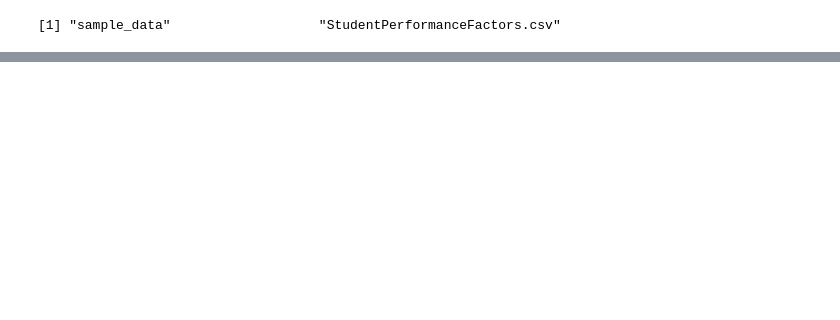
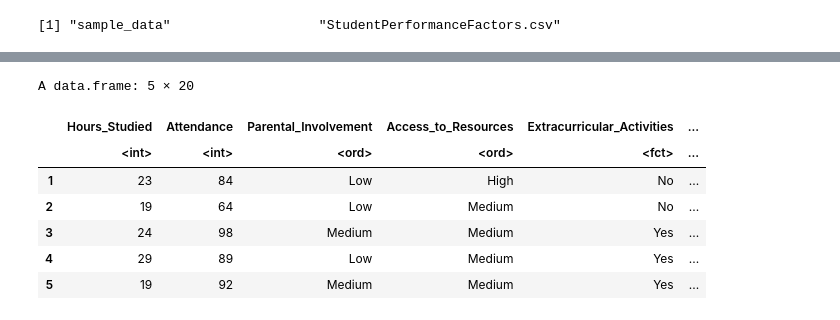
Before and after one commit to MuchnikJansyG/AnalisisDatosMasivos1, a Jupyter notebook: Actividad1.ipynb, the cells around one changed output, grey strips where cells are left out. Saved outputs shown, nothing was run; the diff lists cells and outputs as text; code cells hidden in the pictures; blank space fills up the shorter version.

```diff
--- a/Actividad1.ipynb
+++ b/Actividad1.ipynb
@@ -24,0 +163,23 @@ ERROR: Error in parse(text = input): <text>:3:8: unexpected symbol
+# %%
+#Columnas que tienen un orden lógico (Low < Medium < High) se convirtieron en factores ordenados
+#lo que ayudará mucho en tus futuros modelos ya que definimos el orden lógico una sola vez.
+niveles_ordenados <- c("Low", "Medium", "High")
+
+student_clean <- student_clean %>%
+  mutate(across(
+    .cols = c(Motivation_Level, Parental_Involvement, Teacher_Quality, Access_to_Resources),
+    .fns = ~ factor(.x, levels = niveles_ordenados, ordered = TRUE)
+  ))
+
+# Verificar el resultado
+#str(student_clean[c("Motivation_Level", "Parental_Involvement", "Teacher_Quality","Access_to_Resources")])
+head(student_clean, 5)
+# %% [output]
+A data.frame: 5 × 20
+|  | Hours_Studied | Attendance | Parental_Involvement | Access_to_Resources | Extracurricular_Activities | ... |
+|  | <int> | <int> | <ord> | <ord> | <fct> | ... |
+| 1 | 23 | 84 | Low | High | No | ... |
+| 2 | 19 | 64 | Low | Medium | No | ... |
+| 3 | 24 | 98 | Medium | Medium | Yes | ... |
+| 4 | 29 | 89 | Low | Medium | Yes | ... |
+| 5 | 19 | 92 | Medium | Medium | Yes | ... |
```
Also changed, not shown: parts of 8 cells of this notebook.
